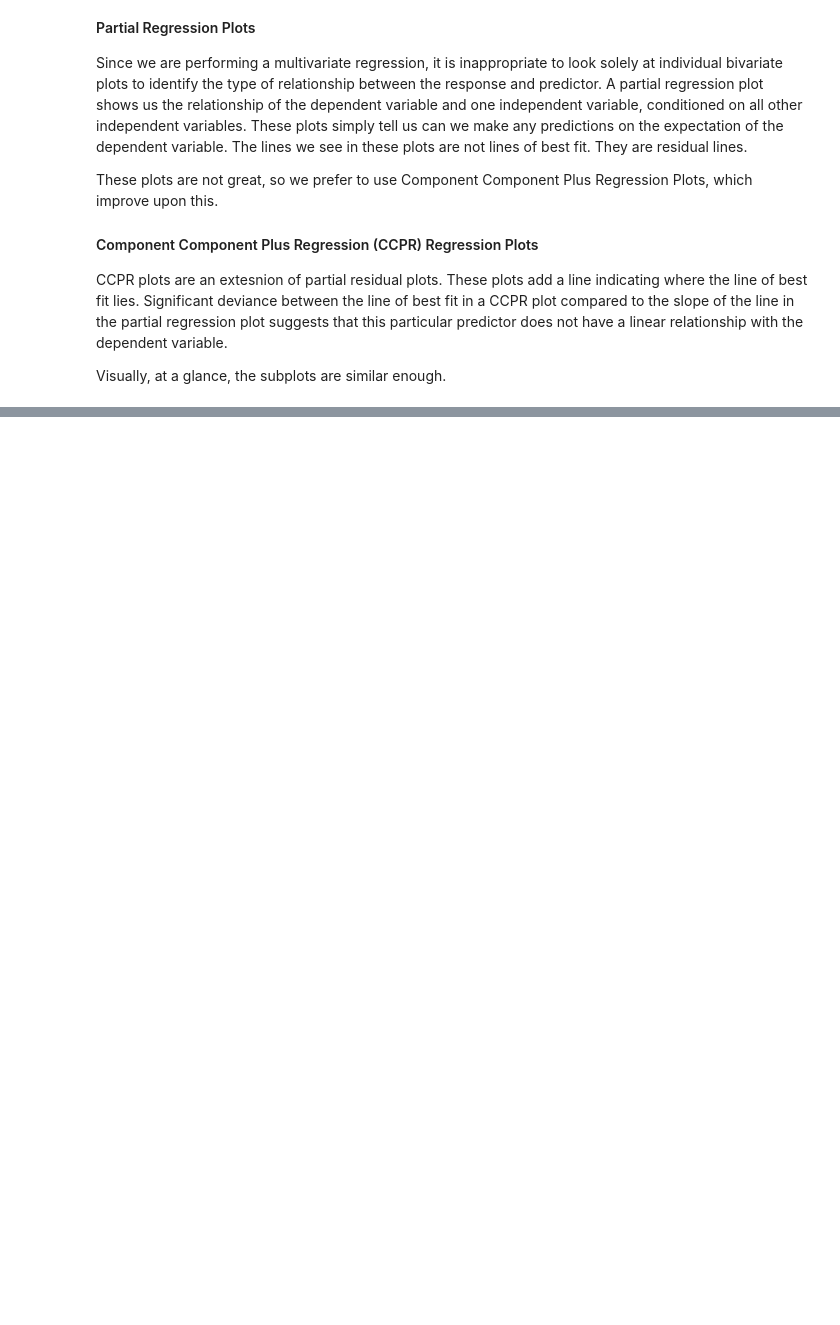
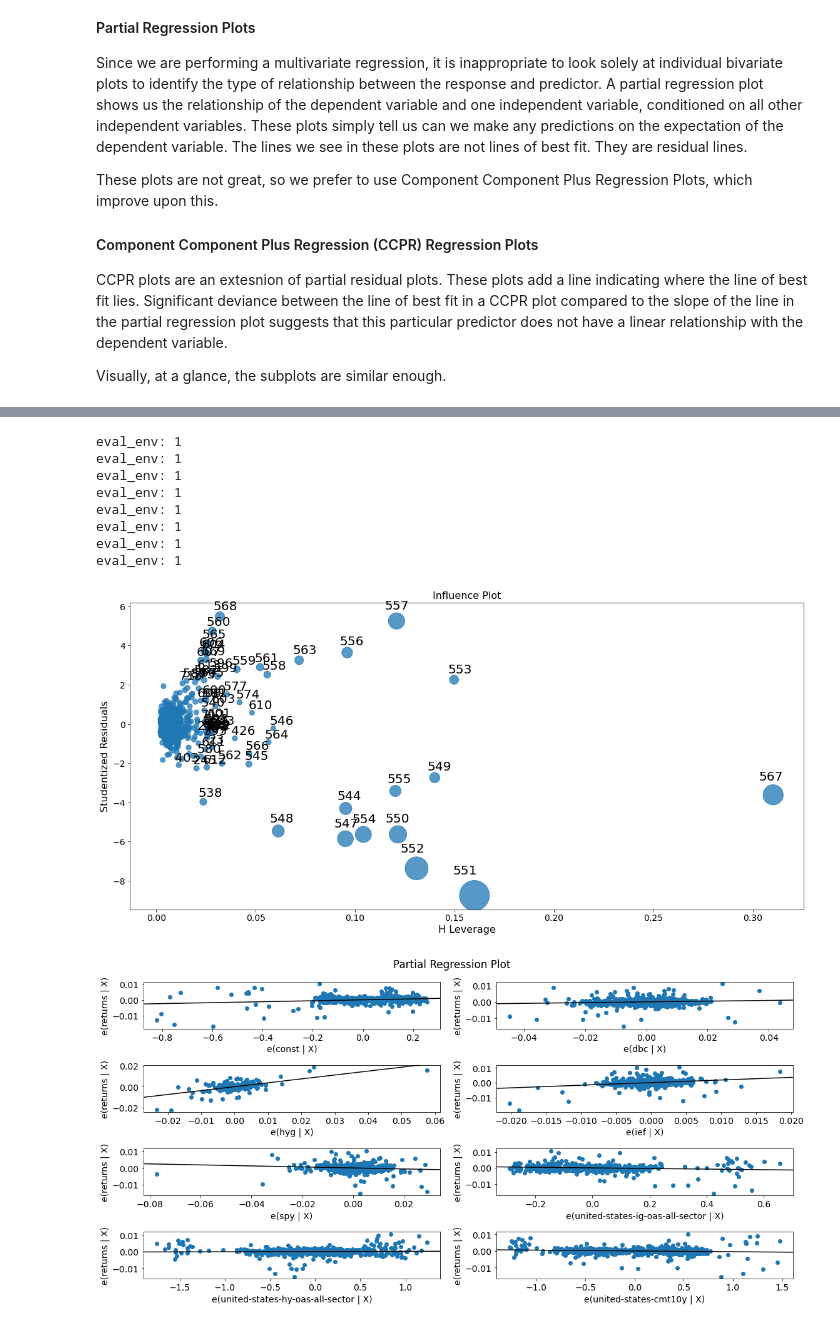
Before and after one commit to at672/CS-Data-Analysis, a Jupyter notebook: Risk_Factor_Model.ipynb, the cells around one changed output, grey strips where cells are left out. Drawn from its saved outputs; the diff is of its cells as text; code cells hidden in the pictures; blank space fills up the shorter version.

```diff
--- a/Risk_Factor_Model.ipynb
+++ b/Risk_Factor_Model.ipynb
@@ -152,0 +213,5 @@ Visually, at a glance, the subplots are similar enough.
+# %%
+x = Data[['dbc', 'hyg', 'ief', 'spy', 'united-states-ig-oas-all-sector', 'united-states-hy-oas-all-sector', 'united-states-cmt10y']]
+x = sm.add_constant(x)
+factor_and_etf = sm.OLS(y, x).fit()
+print(factor_and_etf.summary())
@@ -152,0 +251,28 @@ Visually, at a glance, the subplots are similar enough.
+# %%
+#Influence Plot
+plt.rc("figure", figsize=(16, 8))
+plt.rc("font", size=14)
+fig = sm.graphics.influence_plot(factor_and_etf, criterion="cooks")
+fig.tight_layout(pad=1.0)
+plt.savefig('factor_etf_influence.png', dpi = 600)
+
+#Partial Regression
+fig = sm.graphics.plot_partregress_grid(factor_and_etf)
+fig.tight_layout(pad=1.0)
+plt.savefig('factor_etf_partregress.png', dpi = 600)
+
+#CCPR
+fig = sm.graphics.plot_ccpr_grid(factor_and_etf)
+#fig.tight_layout(pad=0.2)
+plt.savefig('factor_etf_ccpr_grid.png', dpi = 600)
+# %% [output]
+eval_env: 1
+eval_env: 1
+eval_env: 1
+eval_env: 1
+eval_env: 1
+eval_env: 1
+eval_env: 1
+eval_env: 1
+[figure, added]
+[figure, added]
```
Also changed, not shown: parts of 13 cells of this notebook, 1 other file.
